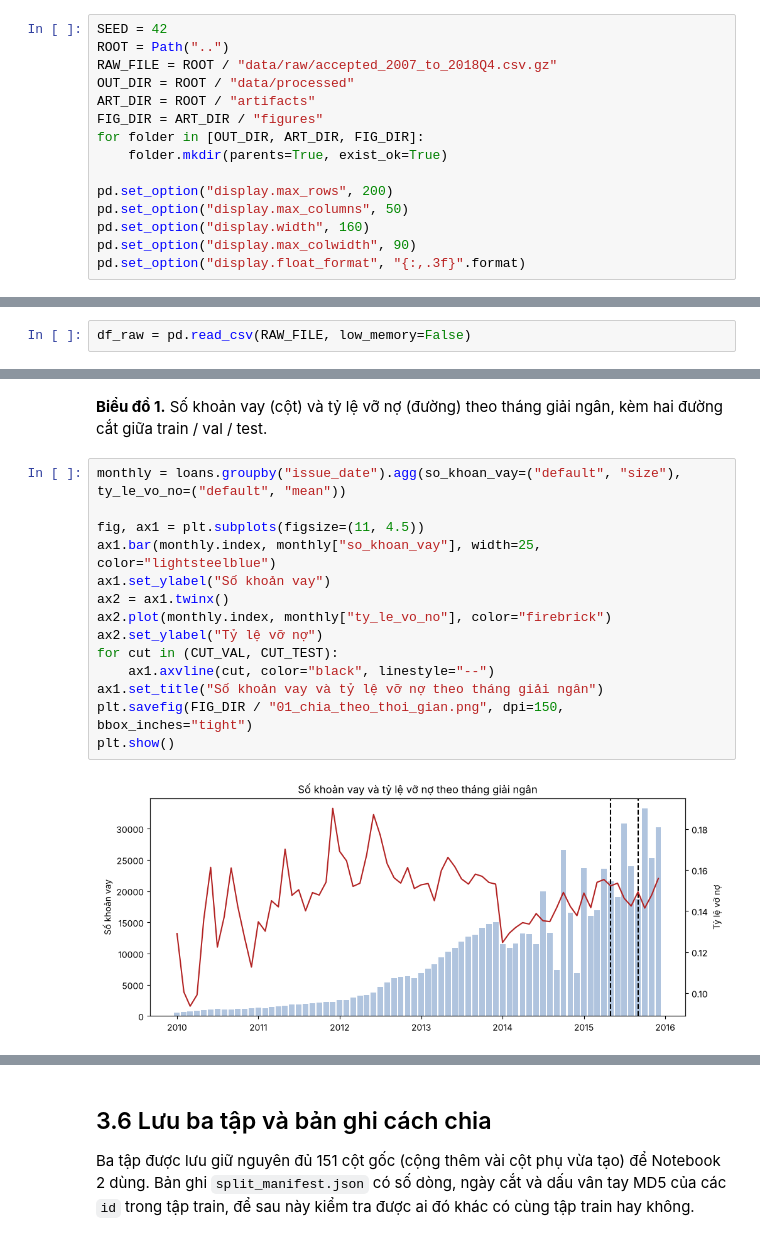
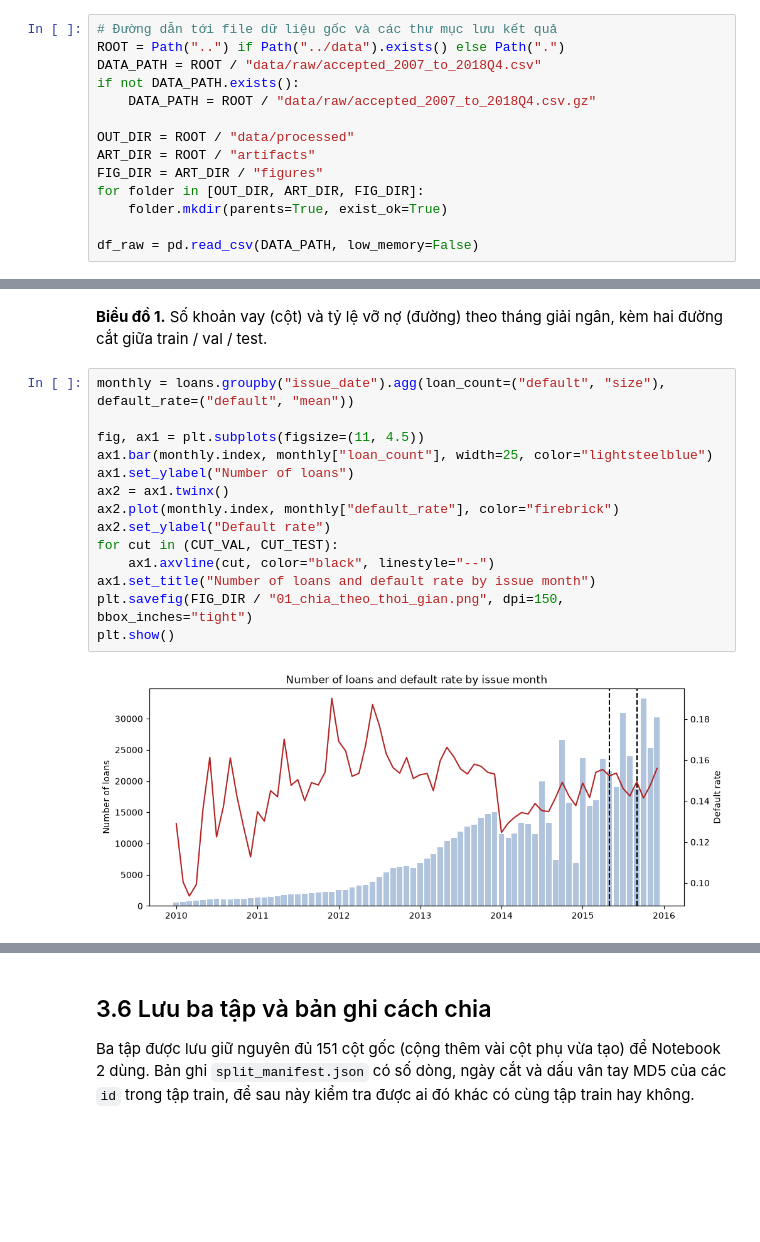
Before and after one commit to Eliza516/Lending-Club-Credit-Scoring, a Jupyter notebook: notebooks/01_hieu_du_lieu_va_chia_tap.ipynb, the cells around one changed output, grey strips where cells are left out. Drawn from its saved outputs; the diff is of its cells as text; blank space fills up the shorter version.

```diff
--- a/notebooks/01_hieu_du_lieu_va_chia_tap.ipynb
+++ b/notebooks/01_hieu_du_lieu_va_chia_tap.ipynb
@@ -18,15 +23,14 @@ import matplotlib.pyplot as plt
 # %%
-SEED = 42
-ROOT = Path("..")
-RAW_FILE = ROOT / "data/raw/accepted_2007_to_2018Q4.csv.gz"
+# Đường dẫn tới file dữ liệu gốc và các thư mục lưu kết quả
+ROOT = Path("..") if Path("../data").exists() else Path(".")
+DATA_PATH = ROOT / "data/raw/accepted_2007_to_2018Q4.csv"
+if not DATA_PATH.exists():
+    DATA_PATH = ROOT / "data/raw/accepted_2007_to_2018Q4.csv.gz"
+
 OUT_DIR = ROOT / "data/processed"
 ART_DIR = ROOT / "artifacts"
 FIG_DIR = ART_DIR / "figures"
 for folder in [OUT_DIR, ART_DIR, FIG_DIR]:
     folder.mkdir(parents=True, exist_ok=True)
 
-pd.set_option("display.max_rows", 200)
-pd.set_option("display.max_columns", 50)
-pd.set_option("display.width", 160)
-pd.set_option("display.max_colwidth", 90)
-pd.set_option("display.float_format", "{:,.3f}".format)
+df_raw = pd.read_csv(DATA_PATH, low_memory=False)
@@ -376,2 +326,0 @@ Ta nạp nguyên file, **không chọn trước cột nào**, để mọi quyế
-# %%
-df_raw = pd.read_csv(RAW_FILE, low_memory=False)
@@ -854,19 +777,19 @@ Hành động -> ghi lại như một hạn chế; khi đánh giá mô hình, nh
 # %% [markdown]
 **Biểu đồ 1.** Số khoản vay (cột) và tỷ lệ vỡ nợ (đường) theo tháng giải ngân, kèm hai đường cắt giữa train / val / test.
 # %%
-monthly = loans.groupby("issue_date").agg(so_khoan_vay=("default", "size"), ty_le_vo_no=("default", "mean"))
+monthly = loans.groupby("issue_date").agg(loan_count=("default", "size"), default_rate=("default", "mean"))
 
 fig, ax1 = plt.subplots(figsize=(11, 4.5))
-ax1.bar(monthly.index, monthly["so_khoan_vay"], width=25, color="lightsteelblue")
-ax1.set_ylabel("Số khoản vay")
+ax1.bar(monthly.index, monthly["loan_count"], width=25, color="lightsteelblue")
+ax1.set_ylabel("Number of loans")
 ax2 = ax1.twinx()
-ax2.plot(monthly.index, monthly["ty_le_vo_no"], color="firebrick")
-ax2.set_ylabel("Tỷ lệ vỡ nợ")
+ax2.plot(monthly.index, monthly["default_rate"], color="firebrick")
+ax2.set_ylabel("Default rate")
 for cut in (CUT_VAL, CUT_TEST):
     ax1.axvline(cut, color="black", linestyle="--")
-ax1.set_title("Số khoản vay và tỷ lệ vỡ nợ theo tháng giải ngân")
+ax1.set_title("Number of loans and default rate by issue month")
 plt.savefig(FIG_DIR / "01_chia_theo_thoi_gian.png", dpi=150, bbox_inches="tight")
 plt.show()
 # %% [output]
-[figure, old version]
+[figure, new version]
 # %%
```
Also changed, not shown: parts of 74 cells of this notebook, 7 other files.
